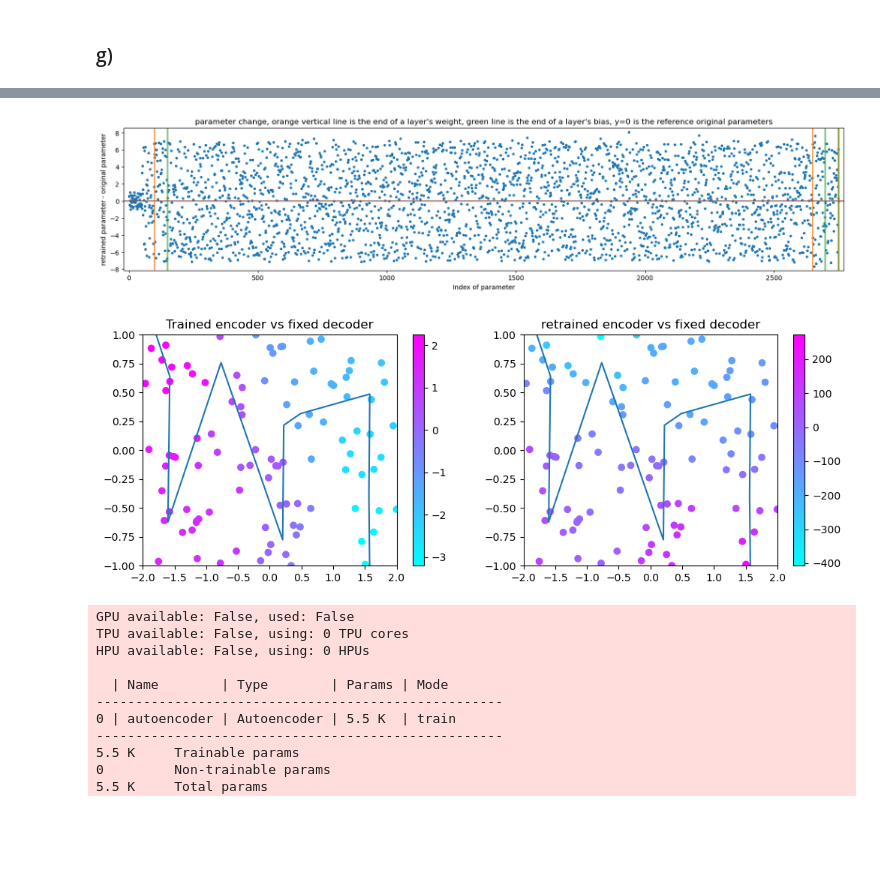
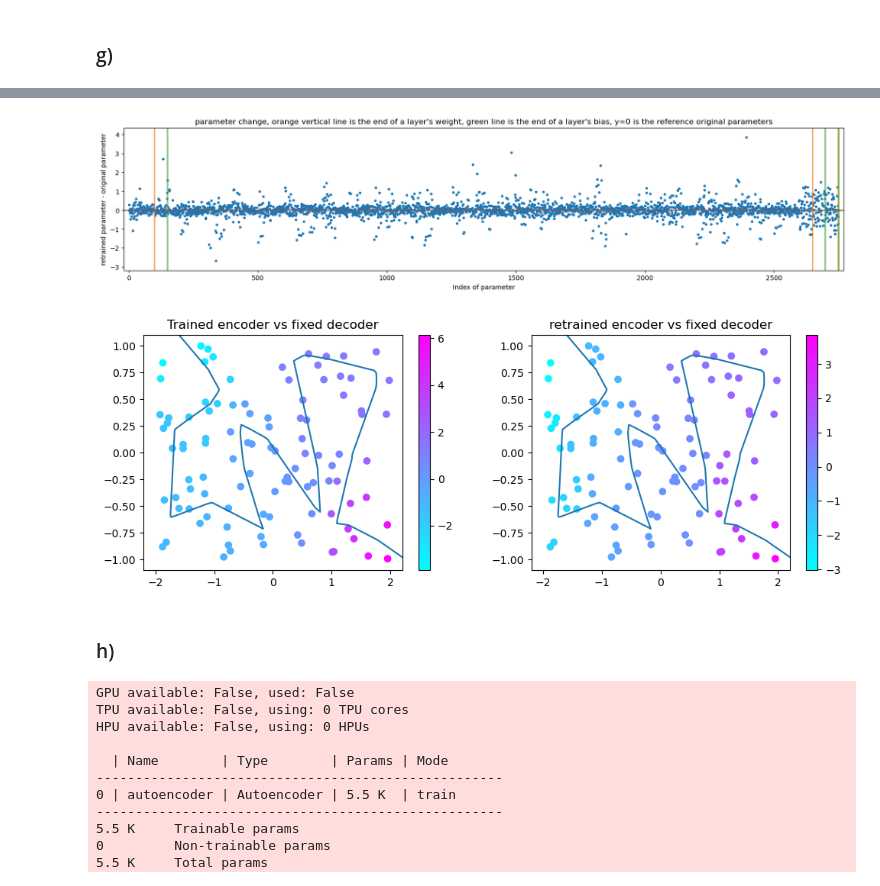
Before and after one commit to sh2099/ML_PHYS24, a Jupyter notebook: sheet06/sheet06_draft_QiyuLi.ipynb, the cells around one changed output, grey strips where cells are left out. Saved outputs shown, nothing was run; the diff lists cells and outputs as text; code cells hidden in the pictures; blank space fills up the shorter version.

```diff
--- a/sheet06/sheet06_draft_QiyuLi.ipynb
+++ b/sheet06/sheet06_draft_QiyuLi.ipynb
@@ -382,20 +386,14 @@ trainer.fit(autoencoder_modulefix, data_loader)
 latent_trained = autoencoder_modulefix.autoencoder.encoder(data)
 
 params_encoder_trained = []
+params_decoder_trained = []
 for name, param in autoencoder_modulefix.autoencoder.named_parameters():
     if re.match(r'^decoder\.', name) != None:
         param.requires_grad = False
+        params_decoder_trained.append(param)
     else:
         params_encoder_trained.append(param.detach().numpy().flatten())
-        torch.nn.init.uniform_(param, -np.sqrt(param.shape[0]), np.sqrt(param.shape[0]))
-
-
-trainer.fit(autoencoder_modulefix, data_loader)
-
-params_encoder_retrained = []
-for name, param in autoencoder_modulefix.autoencoder.named_parameters():
-    if param.requires_grad == True:
-        params_encoder_retrained.append(param.detach().numpy().flatten())
+        #torch.nn.init.uniform_(param, -np.sqrt(param.shape[0]), np.sqrt(param.shape[0]))
 # %% [output]
 GPU available: False, used: False
 TPU available: False, using: 0 TPU cores
@@ -445,0 +432,18 @@ Model overview: AutoencoderModule(
+# %%
+autoencoder_module_retrain = AutoencoderModule(hidded_channels='AE2', latent_dim=1, input_dim=2)
+trainer = pl.Trainer(max_epochs=1000)
+j=0
+for name, param in autoencoder_module_retrain.autoencoder.named_parameters():
+    if re.match(r'^decoder\.', name) != None:
+        param = params_decoder_trained[j]
+        j += 1
+        param.requires_grad = False
+
+trainer.fit(autoencoder_module_retrain, data_loader)
+
+params_encoder_retrained = []
+for name, param in autoencoder_module_retrain.autoencoder.named_parameters():
+    if param.requires_grad == True:
+        params_encoder_retrained.append(param.detach().numpy().flatten())
+
+plt.plot(autoencoder_module_retrain.loss_curve)
@@ -466,32 +490,34 @@ plt.xlabel('Index of parameter')
 plt.ylabel('retrained parameter - original parameter')
 plt.show()
 # %% [output]
-[figure, old version]
+[figure, new version]
 # %%
-latent_retrained = autoencoder_modulefix.autoencoder.encoder(data)
-
-x = torch.tensor(np.linspace(min(latent_retrained[:, 0].detach().numpy())-1, max(latent_retrained[:, 0].detach().numpy())+1, 1000)).float().reshape(-1,1)
+latent_retrained = autoencoder_module_retrain.autoencoder.encoder(data)
+latent_trained = autoencoder_modulefix.autoencoder.encoder(data)
+x = torch.tensor(np.linspace(min(latent_trained[:, 0].detach().numpy())-1, max(latent_trained[:, 0].detach().numpy())+1, 1000)).float().reshape(-1,1)
 ambient = autoencoder_modulefix.autoencoder.decoder(x)
 
 plt.rcParams["figure.figsize"] = (12,4)
 plt.subplot(121)
 plt.scatter(data[:, 0], data[:, 1], c=latent_trained[:, 0].detach().numpy(), cmap='cool')
 plt.plot(ambient[:, 0].detach().numpy(), ambient[:, 1].detach().numpy())
-plt.xlim(-2, 2)
-plt.ylim(-1, 1)
+plt.xlim(-2.2, 2.2)
+plt.ylim(-1.1, 1.1)
 plt.colorbar()
 plt.title('Trained encoder vs fixed decoder')
 
 plt.subplot(122)
 plt.scatter(data[:, 0], data[:, 1], c=latent_retrained[:, 0].detach().numpy(), cmap='cool')
 plt.plot(ambient[:, 0].detach().numpy(), ambient[:, 1].detach().numpy())
-plt.xlim(-2, 2)
-plt.ylim(-1, 1)
+plt.xlim(-2.2, 2.2)
+plt.ylim(-1.1, 1.1)
 plt.colorbar()
 plt.title('retrained encoder vs fixed decoder')
 plt.show()
 # %% [output]
-[figure, old version]
+[figure, new version]
+# %% [markdown]
+### h)
 # %%
 class AutoencoderModule_SGD(pl.LightningModule):
     def __init__(self, **model_kwargs):
```
Also changed, not shown: parts of 6 cells of this notebook.
